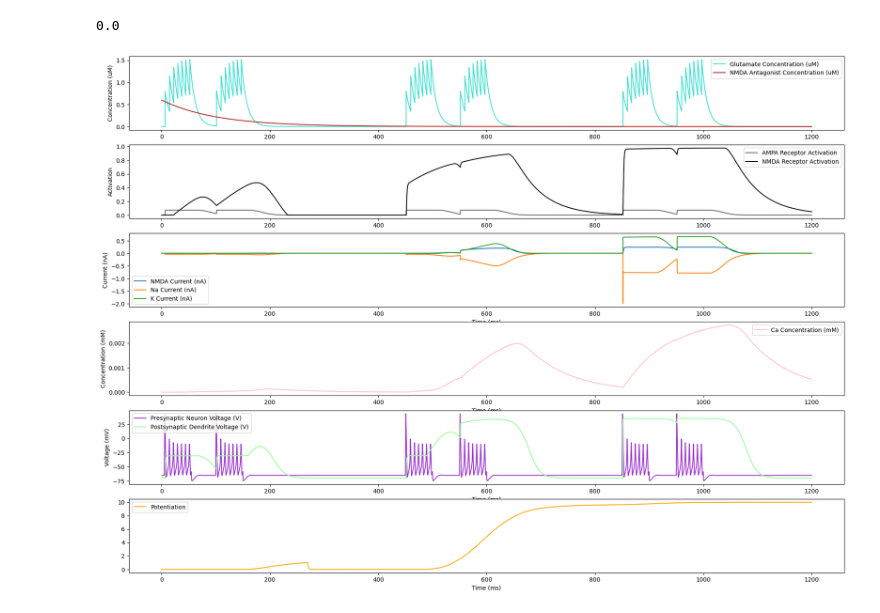
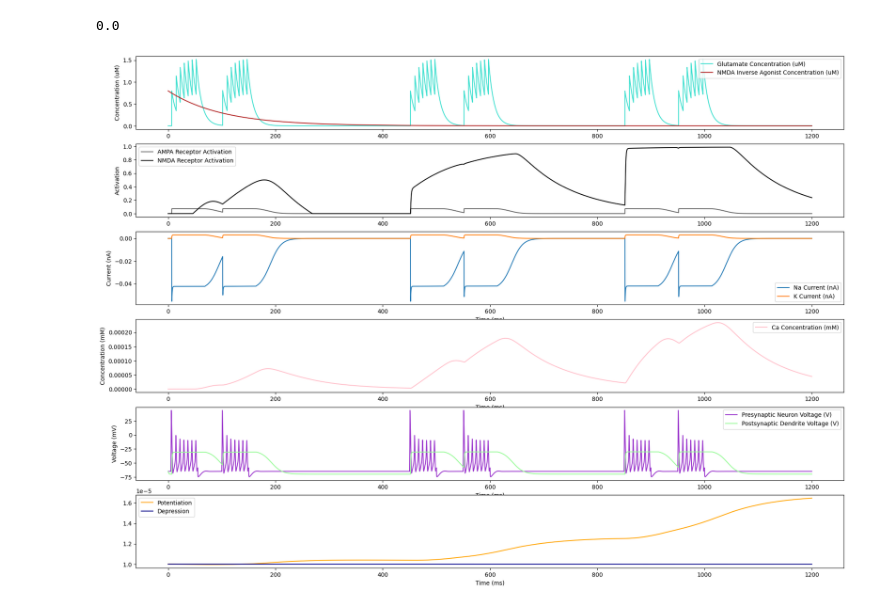
Before and after one commit to orrenravid1/NeuronExperiments, a Jupyter notebook: Neurotransmitters.ipynb, the cells around one changed output. Saved outputs shown, nothing was run; the diff lists cells and outputs as text; code cells hidden in the pictures.

Commit message:
Experimenting with various potentiation and depression dynamics

```diff
--- a/Neurotransmitters.ipynb
+++ b/Neurotransmitters.ipynb
@@ -64,7 +64,7 @@ glutamate.decay_rate = 0.1
 
 NMDA_drug = h.GenericLigand(post_neuron(0.5))
 NMDA_drug.decay_rate = 0.01
-NMDA_drug.C_init = 0.6
+NMDA_drug.C_init = 0.8
 
 
 # Attach Receptor to soma(0.5)
@@ -75,7 +75,7 @@ NMDA_receptor.n_ligands = 2
 # Glutamate NMDA binding properties
 NMDA_receptor.kd1 = 1.1
 NMDA_receptor.efficacy1 = 1
-NMDA_receptor.decay1 = 0.02
+NMDA_receptor.decay1 = 0.01
 # Drug NMDA binding properties
 NMDA_receptor.kd2 = 5
 NMDA_receptor.efficacy2 = -0.5
@@ -106,15 +106,17 @@ AMPA_receptor.efficacy1 = 0.8
 AMPA_receptor.decay1 = 10
 
 ampa = h.AMPA_Channel_Potentiation(post_neuron(0.5))
-ampa.potentiation_rate = 5 # We forgo a little bit of realism of the value here to exaggerate the effect of potentiation
-ampa.decay_rate = 0.1
+ampa.potentiation_rate = 0.6 # We forgo a little bit of realism of the value here to exaggerate the effect of potentiation
+ampa.depression_rate = 0.01
 ampa.potentiation_strength = 10 # Ditto here on the realism
+ampa.depression_strength = 0
 ampa.baseline_gmax = 0.1
-ampa.calcium_threshold = 0.00006
+ampa.potentiation_threshold = 0.00001
+ampa.depression_threshold = 0.000005
 ampa.p_ratio = 10
 h.setpointer(glutamate._ref_C, 'C_lig1', AMPA_receptor)
 h.setpointer(AMPA_receptor._ref_activation, 'receptor_activation', ampa)
-h.setpointer(nmda._ref_local_cai, 'NMDA_cai', ampa)
+h.setpointer(nmda._ref_local_cai, 'local_cai', ampa)
 
 
 # # Stimulus for ligand release
@@ -175,6 +177,7 @@ na_current = h.Vector().record(post_neuron(0.5)._ref_ina)
 k_current = h.Vector().record(post_neuron(0.5)._ref_ik)
 ca_conc = h.Vector().record(nmda._ref_local_cai)  # Calcium concentration
 pot_vec = h.Vector().record(ampa._ref_P)
+dep_vec = h.Vector().record(ampa._ref_D)
 # %%
 h.tstop = 1200
 h.v_init = -65
@@ -193,7 +196,7 @@ plt.figure(figsize=(22, 16))
 
 plt.subplot(6, 1, 1)
 plt.plot(t, glutamate_conc, label="Glutamate Concentration (uM)", color = "turquoise")
-plt.plot(t, drug_conc, label="NMDA Antagonist Concentration (uM)", color="firebrick")
+plt.plot(t, drug_conc, label="NMDA Inverse Agonist Concentration (uM)", color="firebrick")
 plt.ylabel("Concentration (uM)")
 plt.legend()
 
@@ -204,32 +207,33 @@ plt.ylabel("Activation")
 plt.legend()
 
 plt.subplot(6, 1, 3)
-plt.plot(t, nmda_current, label="NMDA Current (nA)")
+#plt.plot(t, nmda_current, label="NMDA Current (nA)")
 plt.plot(t, na_current, label="Na Current (nA)")
 plt.plot(t, k_current, label="K Current (nA)")
 plt.xlabel("Time (ms)")
 plt.ylabel("Current (nA)")
 plt.legend()
 
 plt.subplot(6, 1, 4)
 plt.plot(t, ca_conc, label="Ca Concentration (mM)", color = "pink")
 plt.xlabel("Time (ms)")
 plt.ylabel("Concentration (mM)")
 plt.legend()
 
 plt.subplot(6, 1, 5)
 plt.plot(t, v_pre, label="Presynaptic Neuron Voltage (V)", color = "darkorchid")
 plt.plot(t, v_post, label="Postsynaptic Dendrite Voltage (V)", color = "palegreen")
 plt.xlabel("Time (ms)")
 plt.ylabel("Voltage (mV)")
 plt.legend()
 
 plt.subplot(6, 1, 6)
 plt.plot(t, pot_vec, label="Potentiation", color = "orange")
+plt.plot(t, dep_vec, label="Depression", color = "darkblue")
 plt.xlabel("Time (ms)")
 plt.legend()
 
 ##plt.tight_layout()
 plt.show()
 # %% [output]
-[figure, old version]
+[figure, new version]
```
Also changed, not shown: 4 other files.
